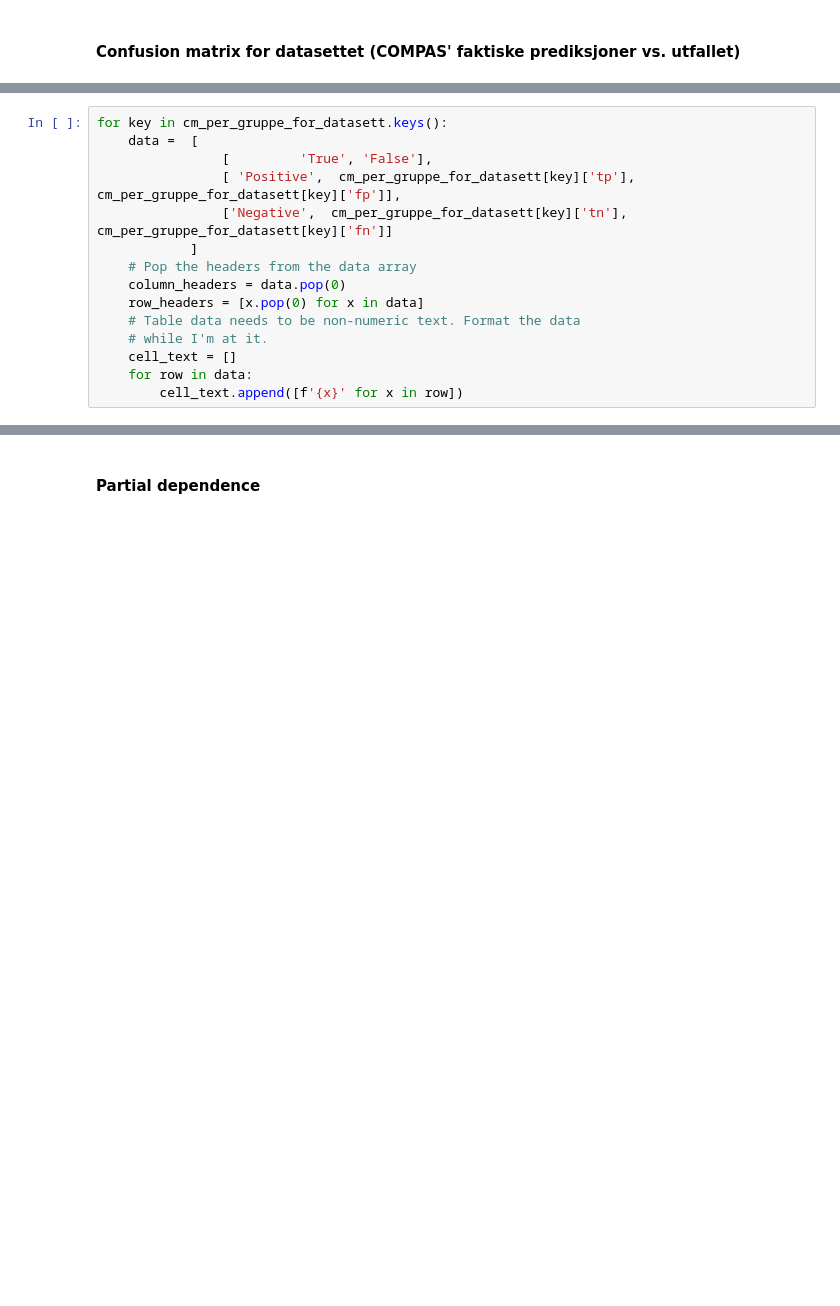
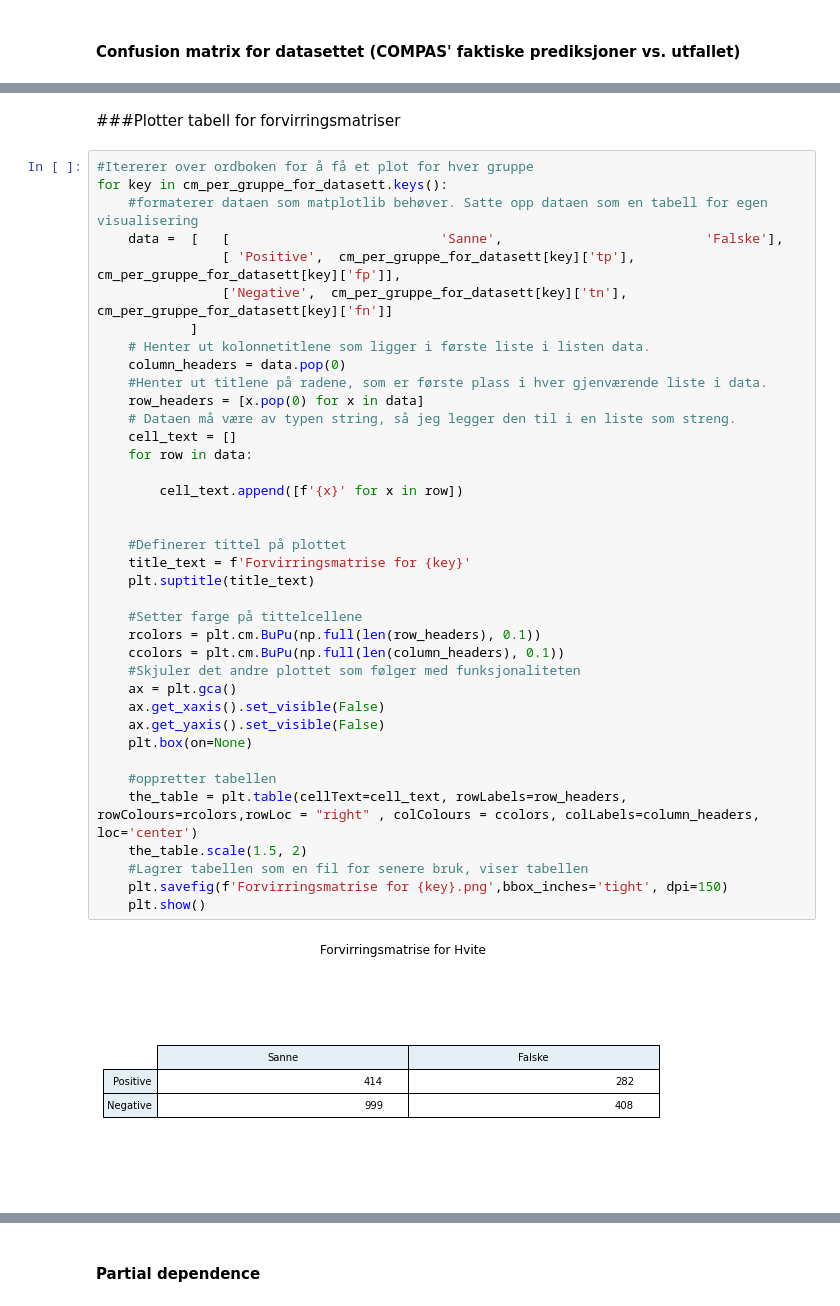
Before and after one commit to jonatanwins/COMPAS_project_HON2200, a Jupyter notebook: COMPAS.ipynb, the cells around one changed output, grey strips where cells are left out. Drawn from its saved outputs; the diff is of its cells as text; blank space fills up the shorter version.

Commit message:
Laget tabeller for CM, regnet ut forholdsverdier, Laget tabell for forholdsverdier

```diff
--- a/COMPAS.ipynb
+++ b/COMPAS.ipynb
@@ -449,15 +456,0 @@ Antallet sanne positive for Hele Gruppen er 1733, antallet falske positive er 10
-# %%
-for key in cm_per_gruppe_for_datasett.keys():
-    data =  [
-                [         'True', 'False'],
-                [ 'Positive',  cm_per_gruppe_for_datasett[key]['tp'], cm_per_gruppe_for_datasett[key]['fp']],
-                ['Negative',  cm_per_gruppe_for_datasett[key]['tn'], cm_per_gruppe_for_datasett[key]['fn']]
-            ]
-    # Pop the headers from the data array
-    column_headers = data.pop(0)
-    row_headers = [x.pop(0) for x in data]
-    # Table data needs to be non-numeric text. Format the data
-    # while I'm at it.
-    cell_text = []
-    for row in data:
-        cell_text.append([f'{x}' for x in row])
@@ -463,0 +502,42 @@ for key in cm_per_gruppe_for_datasett.keys():
+# %% [markdown]
+###Plotter tabell for forvirringsmatriser
+# %%
+#Itererer over ordboken for å få et plot for hver gruppe
+for key in cm_per_gruppe_for_datasett.keys():
+    #formaterer dataen som matplotlib behøver. Satte opp dataen som en tabell for egen visualisering
+    data =  [   [                           'Sanne',                          'Falske'],
+                [ 'Positive',  cm_per_gruppe_for_datasett[key]['tp'], cm_per_gruppe_for_datasett[key]['fp']],
+                ['Negative',  cm_per_gruppe_for_datasett[key]['tn'], cm_per_gruppe_for_datasett[key]['fn']]
+            ]
+    # Henter ut kolonnetitlene som ligger i første liste i listen data.
+    column_headers = data.pop(0)
+    #Henter ut titlene på radene, som er første plass i hver gjenværende liste i data.
+    row_headers = [x.pop(0) for x in data]
+    # Dataen må være av typen string, så jeg legger den til i en liste som streng.
+    cell_text = []
+    for row in data:
+
+        cell_text.append([f'{x}' for x in row])
+
+
+    #Definerer tittel på plottet
+    title_text = f'Forvirringsmatrise for {key}'
+    plt.suptitle(title_text)
+
+    #Setter farge på tittelcellene
+    rcolors = plt.cm.BuPu(np.full(len(row_headers), 0.1))
+    ccolors = plt.cm.BuPu(np.full(len(column_headers), 0.1))
+    #Skjuler det andre plottet som følger med funksjonaliteten
+    ax = plt.gca()
+    ax.get_xaxis().set_visible(False)
+    ax.get_yaxis().set_visible(False)
+    plt.box(on=None)
+
+    #oppretter tabellen
+    the_table = plt.table(cellText=cell_text, rowLabels=row_headers, rowColours=rcolors,rowLoc = "right" , colColours = ccolors, colLabels=column_headers, loc='center')
+    the_table.scale(1.5, 2)
+    #Lagrer tabellen som en fil for senere bruk, viser tabellen
+    plt.savefig(f'Forvirringsmatrise for {key}.png',bbox_inches='tight', dpi=150)
+    plt.show()
+# %% [output]
+[figure, added]
```
Also changed, not shown: parts of 11 cells of this notebook.
